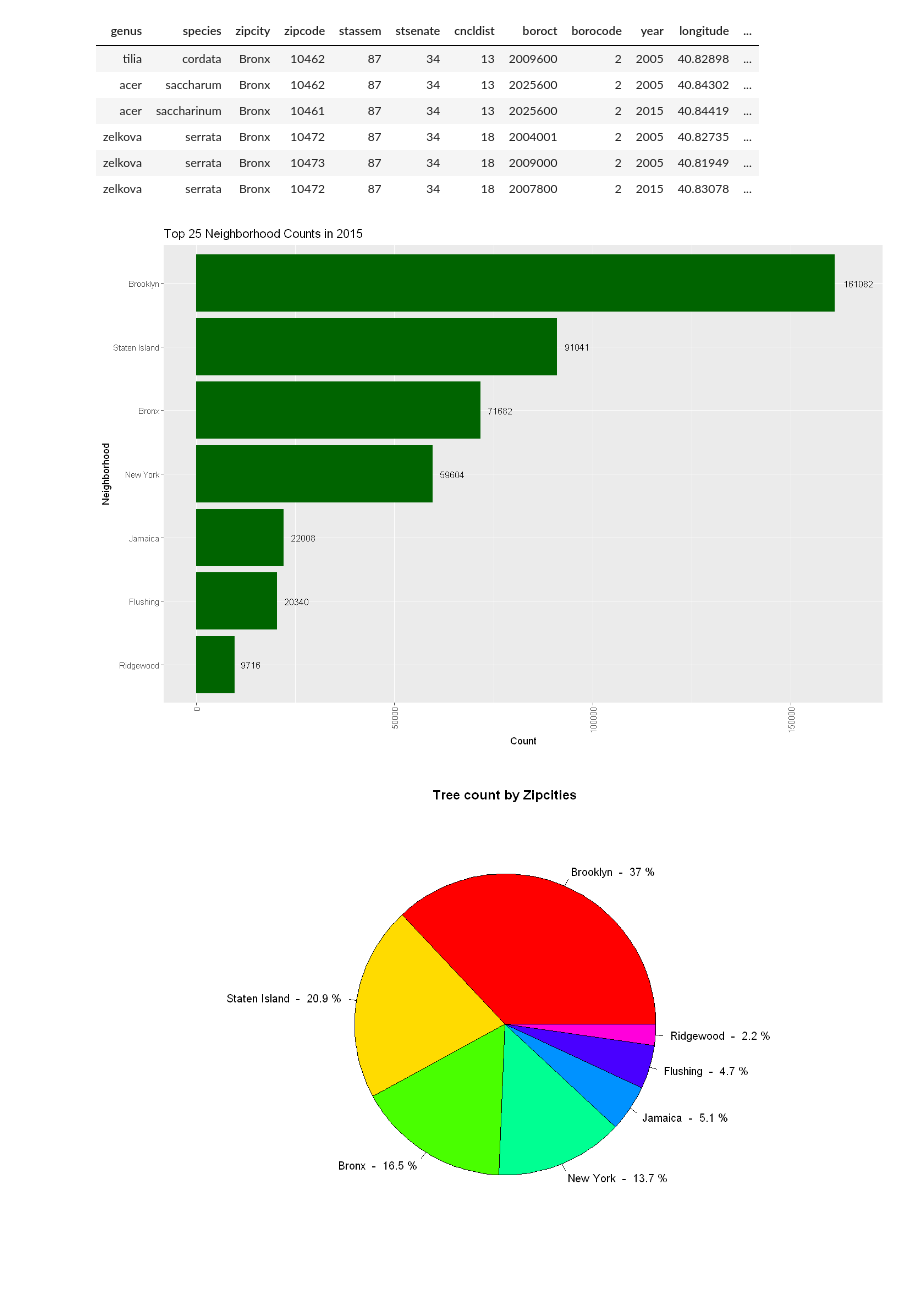
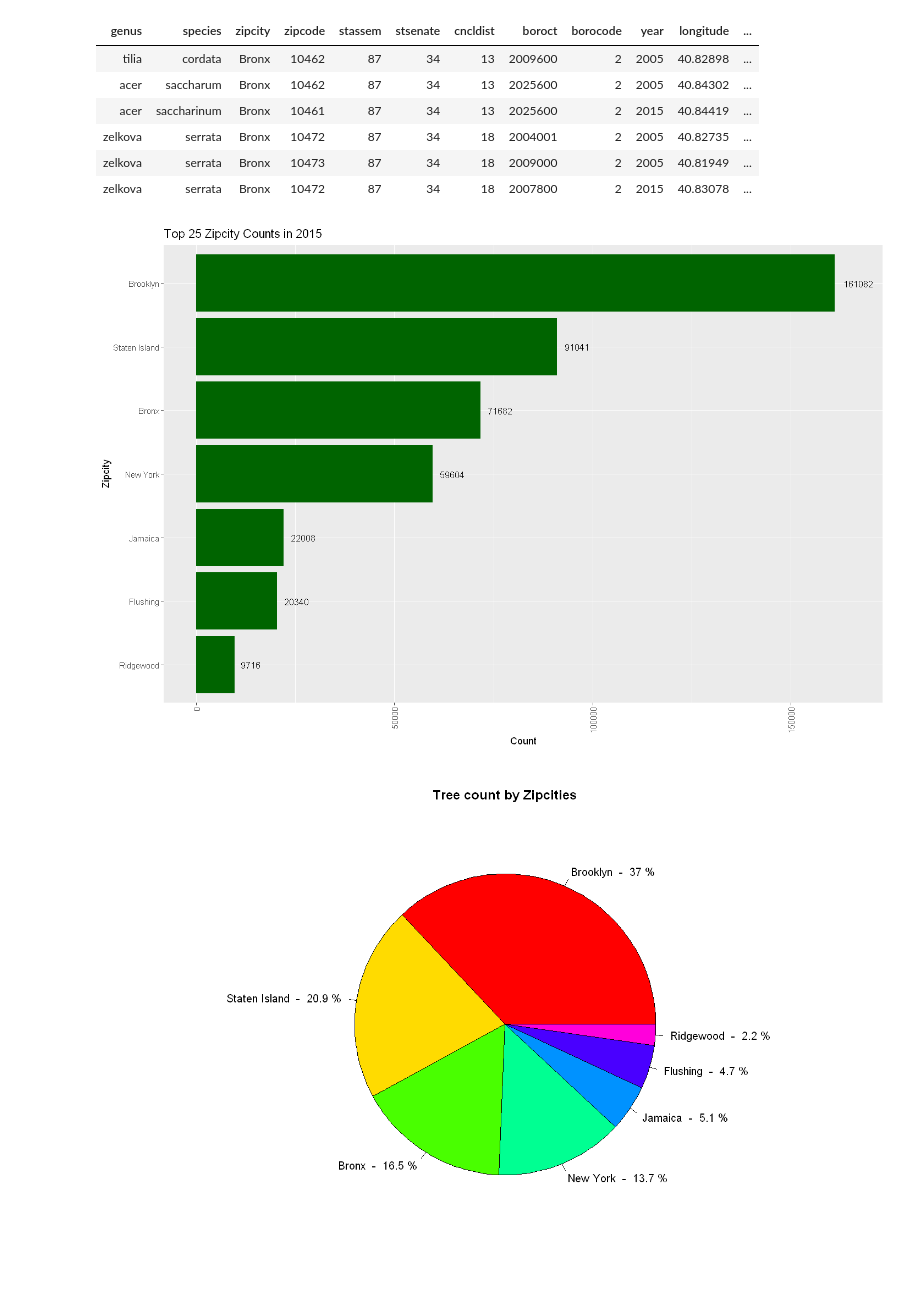
Before and after one commit to kbfoerster/postgres_nyctrees, a Jupyter notebook: code/database_analysis_notebook.ipynb, the cells around one changed output. Drawn from its saved outputs; the diff is of its cells as text; code cells hidden in the pictures.

Commit message:
changing plot labels

```diff
--- a/code/database_analysis_notebook.ipynb
+++ b/code/database_analysis_notebook.ipynb
@@ -139,15 +139,15 @@ head(locations)
 # %%
 top_zipcity = dbGetQuery(con, 'SELECT zipcity, COUNT(zipcity) FROM nyctrees.locations WHERE year=2015 GROUP BY zipcity ORDER BY COUNT(zipcity) DESC LIMIT 7')
 
 ggplot(data=top_zipcity, aes(x=reorder(zipcity, count), y=count)) +
   geom_bar(stat="identity", fill="darkgreen") +
   geom_text(aes(label=as.integer(count)), hjust=-0.3, size=3.5) +
   scale_y_continuous(limits=c(0,165000)) +
   theme(axis.text.x = element_text(angle = 90, vjust = 0.5, hjust = 1)) +
-  labs(title="Top 25 Neighborhood Counts in 2015", y="Count", x="Neighborhood") +
+  labs(title="Top 25 Zipcity Counts in 2015", y="Count", x="Zipcity") +
   coord_flip()
 # %% [output]
-[figure, old version]
+[figure, new version]
 # %%
 zip_labs = paste(top_zipcity$zipcity, " - ", round(100*top_zipcity$count/sum(top_zipcity$count), 1), "%")
 pie(top_zipcity$count, labels=zip_labs, col=rainbow(length(top_zipcity$zipcity)), main= "Tree count by Zipcities")
```
